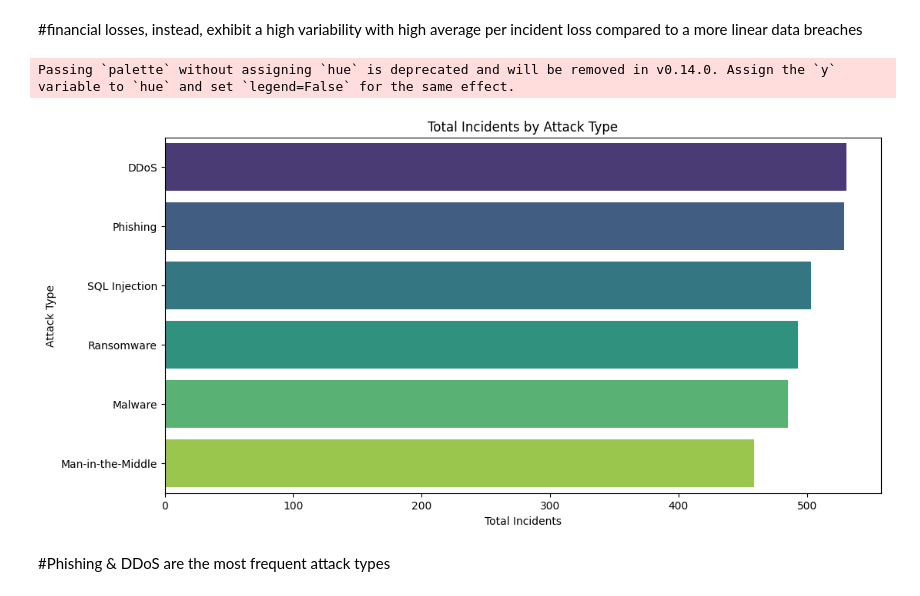
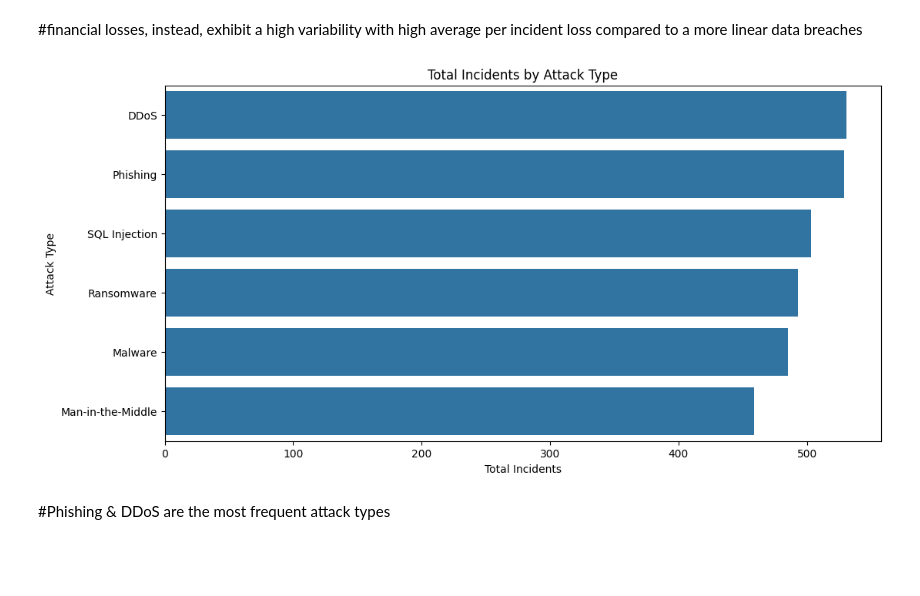
Before and after one commit to LixPix/Global-Cybersecurity-Threats-and-Trends, a Jupyter notebook: jupyter_notebooks/global_cyberthreats_ETL.ipynb, the cells around one changed output. Cells and saved outputs as stored; diff of their text form; code cells hidden in the pictures; blank space fills up the shorter version.

Commit message:
correct visual glitches

```diff
--- a/jupyter_notebooks/global_cyberthreats_ETL.ipynb
+++ b/jupyter_notebooks/global_cyberthreats_ETL.ipynb
@@ -120,16 +122,15 @@ plt.show()
 # %%
 # attack types total incidents
 attack_types = cleaned_df['Attack Type'].value_counts().reset_index()
 attack_types.columns = ['Attack Type', 'Total Incidents']
 plt.figure(figsize=(12, 6))
-sns.barplot(data=attack_types, x='Total Incidents', y='Attack Type', palette='viridis')
+sns.barplot(data=attack_types, x='Total Incidents', y='Attack Type')
 plt.title('Total Incidents by Attack Type')
 plt.xlabel('Total Incidents')
 plt.ylabel('Attack Type')
 plt.show()
 # %% [output]
-Passing `palette` without assigning `hue` is deprecated and will be removed in v0.14.0. Assign the `y` variable to `hue` and set `legend=False` for the same effect.
-[figure, old version]
+[figure, new version]
 # %% [markdown]
 #Phishing & DDoS are the most frequent attack types
 # %%
```
Also changed, not shown: parts of 3 cells of this notebook.
